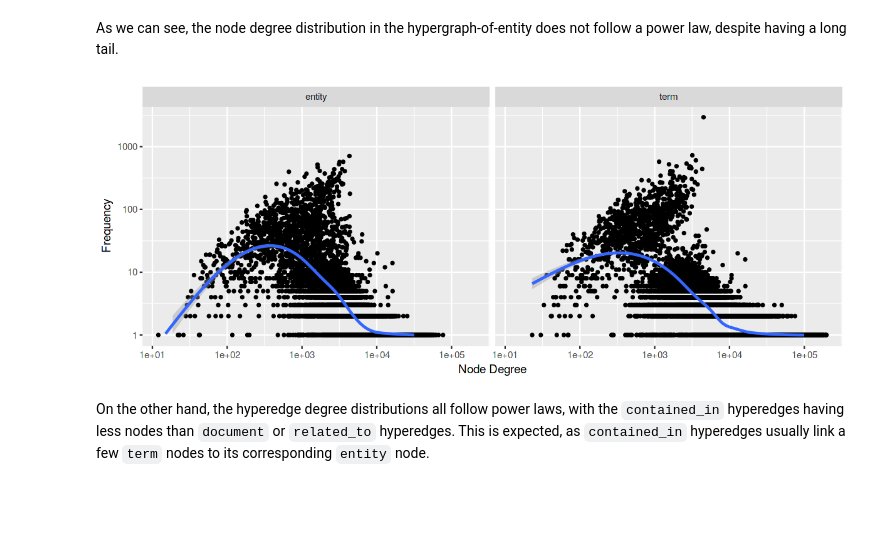
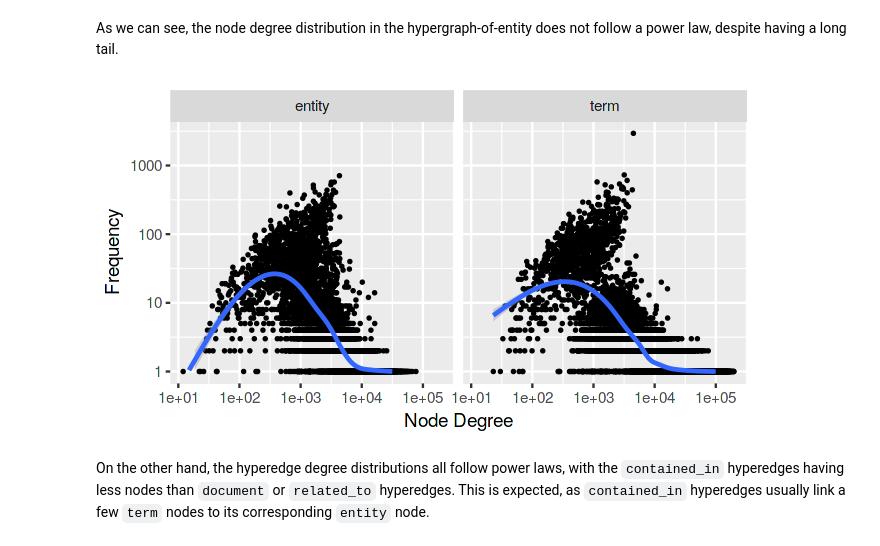
Before and after one commit to feup-infolab/army-ant, a Jupyter notebook: notebooks/hypergraph_of_entity/hypergraph_of_entity.ipynb, the cells around one changed output. Saved outputs shown, nothing was run; the diff lists cells and outputs as text; code cells hidden in the pictures; blank space fills up the shorter version.

```diff
--- a/notebooks/hypergraph_of_entity/hypergraph_of_entity.ipynb
+++ b/notebooks/hypergraph_of_entity/hypergraph_of_entity.ipynb
@@ -36,14 +36,14 @@ pacman::p_load(
     logging,
     ggplot2,
     scales,
-    repr
+    repr,
+    stringr
 )
 
 basicConfig()
 options(warn=-1)
-options(repr.plot.width=10, repr.plot.height=4)
 
-base_dir <- "data/inex_2009_3t_nl/base"
+base_dir <- "data/inex_2009_3t_nl/base_model"
 # %% [output]
 Loading required package: pacman
 # %% [markdown]
@@ -71,21 +71,30 @@ plot_degree_per_type <- function(data, label) {
 # %% [markdown]
 We define a degree data loading function for a given `base_dir`, beautifying the node and hyperedge type labels (i.e., transforming from the Java class identifier to the node or hyperedge label used in the theory).
 # %%
-load_degree_data <- function(base_dir) {
-    nodes <- read.csv(paste(base_dir, "global/node-degree-20190322T110458.csv", sep="/"), stringsAsFactors = F)
-    edges <- read.csv(paste(base_dir, "global/edge-degree-20190322T111050.csv", sep="/"), stringsAsFactors = F)
+load_node_degree_data <- function(base_dir) {
+    nodes_path <- paste(base_dir, list.files(path = base_dir, pattern = "node-degree-.*\\.csv"), sep="/")
 
-    nodes[which(nodes$Type == "EntityNode"), "Type"] <- "entity"
-    nodes[which(nodes$Type == "TermNode"), "Type"] <- "term"
+    nodes <- setNames(read.csv(nodes_path, stringsAsFactors = F), c("node_id", "type", "degree"))
 
-    edges[which(edges$Type == "DocumentEdge"), "Type"] <- "document"
-    edges[which(edges$Type == "ContainedInEdge"), "Type"] <- "contained_in"
-    edges[which(edges$Type == "RelatedToEdge"), "Type"] <- "related_to"
-    edges[which(edges$Type == "SynonymEdge"), "Type"] <- "synonym"
-    edges[which(edges$Type == "ContextEdge"), "Type"] <- "context"
+    nodes[which(nodes$type == "EntityNode"), "type"] <- "entity"
+    nodes[which(nodes$type == "TermNode"), "type"] <- "term"
 
-    list(nodes=nodes, edges=edges)
+    nodes
 }
+
+load_edge_degree_data <- function(base_dir) {
+    edges_path <- paste(base_dir, list.files(path = base_dir, pattern = "edge-degree-.*\\.csv"), sep="/")
+
+    edges <- setNames(read.csv(edges_path, stringsAsFactors = F), c("edge_id", "type", "degree"))
+
+    edges[which(edges$type == "DocumentEdge"), "type"] <- "document"
+    edges[which(edges$type == "ContainedInEdge"), "type"] <- "contained_in"
+    edges[which(edges$type == "RelatedToEdge"), "type"] <- "related_to"
+    edges[which(edges$type == "SynonymEdge"), "type"] <- "synonym"
+    edges[which(edges$type == "ContextEdge"), "type"] <- "context"
+
+    edges
+}
 # %% [markdown]
 ### Degree Distributions
 # %% [markdown]
@@ -94,0 +102,3 @@ degree <- load_degree_data(base_dir)
+# %%
+node_degree <- load_node_degree_data(paste(base_dir, "global", sep="/"))
+edge_degree <- load_edge_degree_data(paste(base_dir, "global", sep="/"))
@@ -95,8 +123,9 @@ degree <- load_degree_data(base_dir)
 # %% [markdown]
 As we can see, the node degree distribution in the hypergraph-of-entity does not follow a power law, despite having a long tail.
 # %%
-plot_degree_per_type(degree$nodes, "Node Degree") + stat_smooth(method = "gam", formula = y ~ s(x, bs = "cs"))
+options(repr.plot.width=5.5, repr.plot.height=3)
+plot_degree_per_type(node_degree, "Node Degree") + stat_smooth(method = "gam", formula = y ~ s(x, bs = "cs"))
 # %% [output]
-[figure, old version]
+[figure, new version]
 # %% [markdown]
 On the other hand, the hyperedge degree distributions all follow power laws, with the `contained_in` hyperedges having less nodes than `document` or `related_to` hyperedges. This is expected, as `contained_in` hyperedges usually link a few `term` nodes to its corresponding `entity` node.
```
Also changed, not shown: parts of 12 cells of this notebook, 4 other files.
